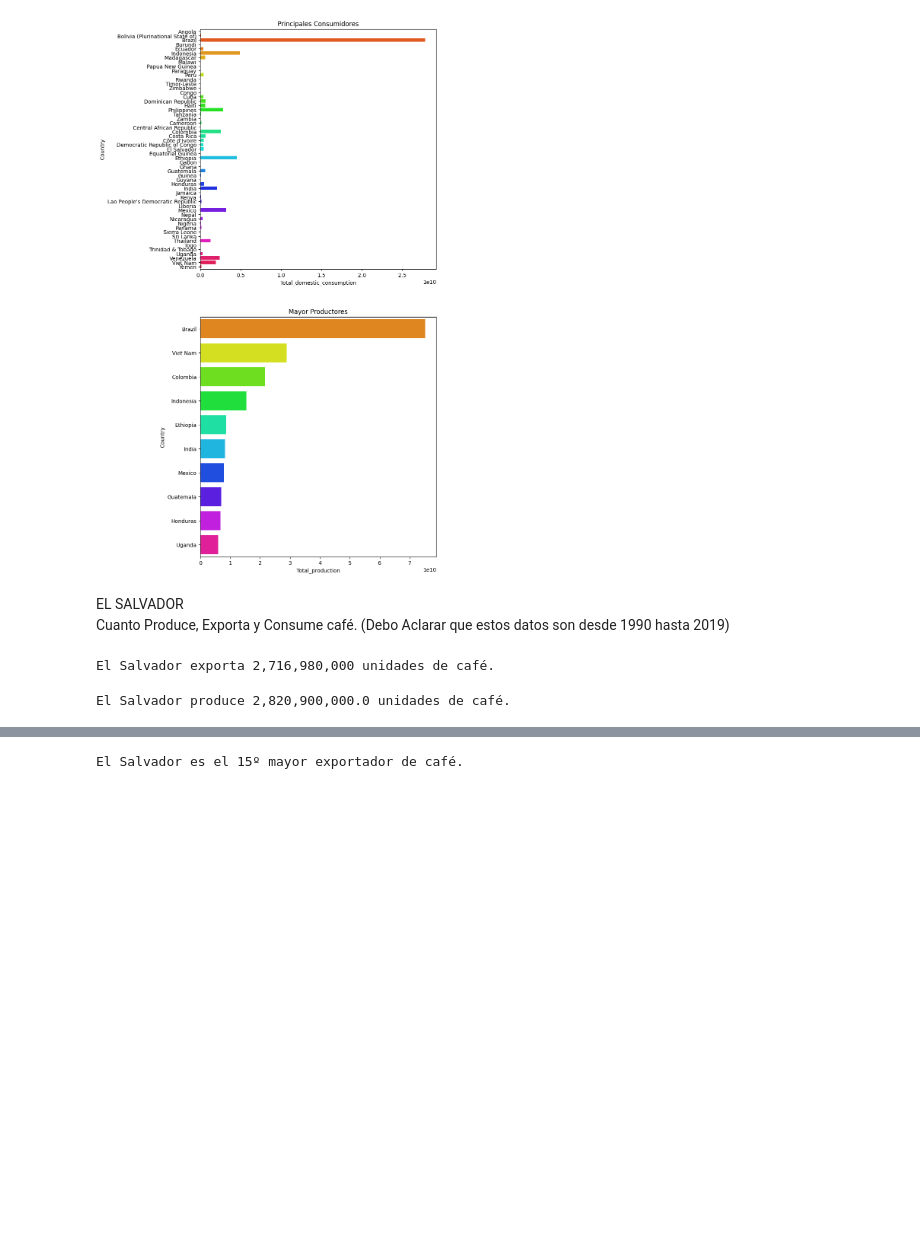
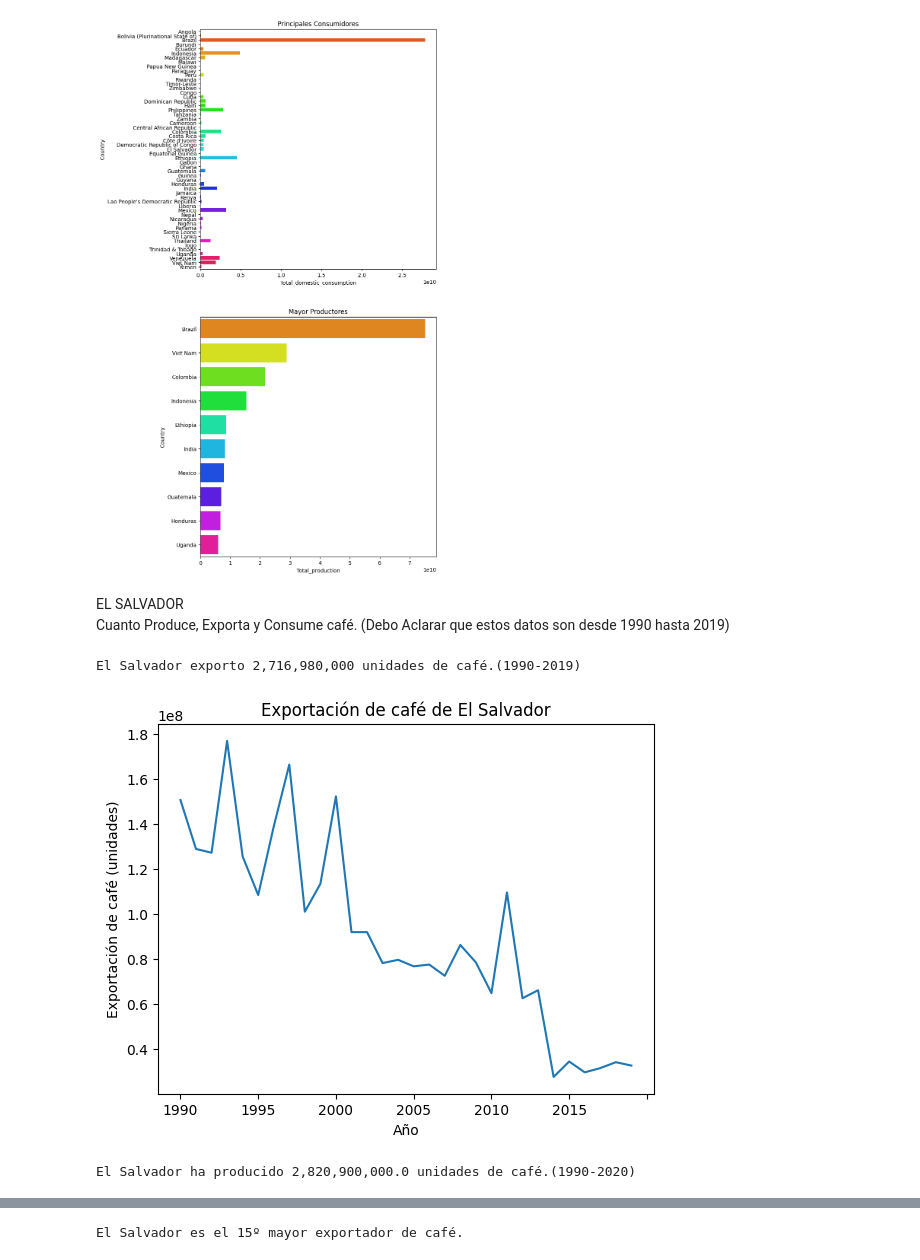
Before and after one commit to Chinaskidev/CafeDataHub, a Jupyter notebook: cafe1.ipynb, the cells around one changed output, grey strips where cells are left out. Cells and saved outputs as stored; diff of their text form; code cells hidden in the pictures; blank space fills up the shorter version.

Commit message:
EDA/todoslospaises/ElSalvador

```diff
--- a/cafe1.ipynb
+++ b/cafe1.ipynb
@@ -95,26 +95,41 @@ EL SALVADOR <br>
 Cuanto Produce, Exporta y Consume café. (Debo Aclarar que estos datos son desde 1990 hasta 2019)
 # %%
 # Cuanto cafe exporta El Salvador?
-# en estas lineas de codigo se puede ver la cantidad de cafe que exporta el salvador
+# en estas lineas de codigo se puede ver la cantidad de cafe que exporto el salvador
 pais = 'El Salvador'
 
-datos_pais = coffe_export[coffe_export['Country'] == pais]
+elsalvador_cafe_export = coffe_export[coffe_export['Country'] == pais]
 
-total_exportacion = datos_pais['Total_export'].sum()
+total_exportacion = elsalvador_cafe_export['Total_export'].sum()
 
-#print(f'{pais} exporta {total_export} unidades de café.')
-print(f'{pais} exporta {format(total_exportacion, ",")} unidades de café.') # este formato es para que se vea mas legible el numero
+print(f'{pais} exporto {format(total_exportacion, ",")} unidades de café.(1990-2019)') # este formato es para que se vea mas legible el numero
 # %% [output]
-El Salvador exporta 2,716,980,000 unidades de café.
+El Salvador exporto 2,716,980,000 unidades de café.(1990-2019)
+# %%
+# Hago un grafico de lineas para ver la evolucion de la exportacion de cafe de El Salvador
+# en el tiempo, esto me permite ver si ha habido un crecimiento o decrecimiento en la exportacion
+# del pequeño pais centroamericano.
+
+datos_elsalvador_por_año = elsalvador_cafe_export.drop(columns=['Country', 'Total_export'])
+fig, ax = plt.subplots()
+datos_elsalvador_por_año.T.plot(ax=ax, legend=False)
+
+ax.set_xlabel('Año')
+ax.set_ylabel('Exportación de café (unidades)')
+ax.set_title('Exportación de café de El Salvador')
+
+plt.show()
+# %% [output]
+[figure, added]
 # %%
 # Cuanto cafe produce El Salvador?
 # en estas lineas de codigo se puede ver la cantidad de cafe que produce el salvador.
 pais = 'El Salvador'
 
-datos_pais = coffe_production[coffe_production['Country'] == pais]
+elsalvador_cafe_production = coffe_production[coffe_production['Country'] == pais]
 
-total_produccion = datos_pais['Total_production'].sum()
+total_produccion = elsalvador_cafe_production['Total_production'].sum()
 
-print(f'{pais} produce {format(total_produccion, ",")} unidades de café.')
+print(f'{pais} ha producido {format(total_produccion, ",")} unidades de café.(1990-2020)')
 # %% [output]
-El Salvador produce 2,820,900,000.0 unidades de café.
+El Salvador ha producido 2,820,900,000.0 unidades de café.(1990-2020)
```
Also changed, not shown: parts of 3 cells of this notebook.
